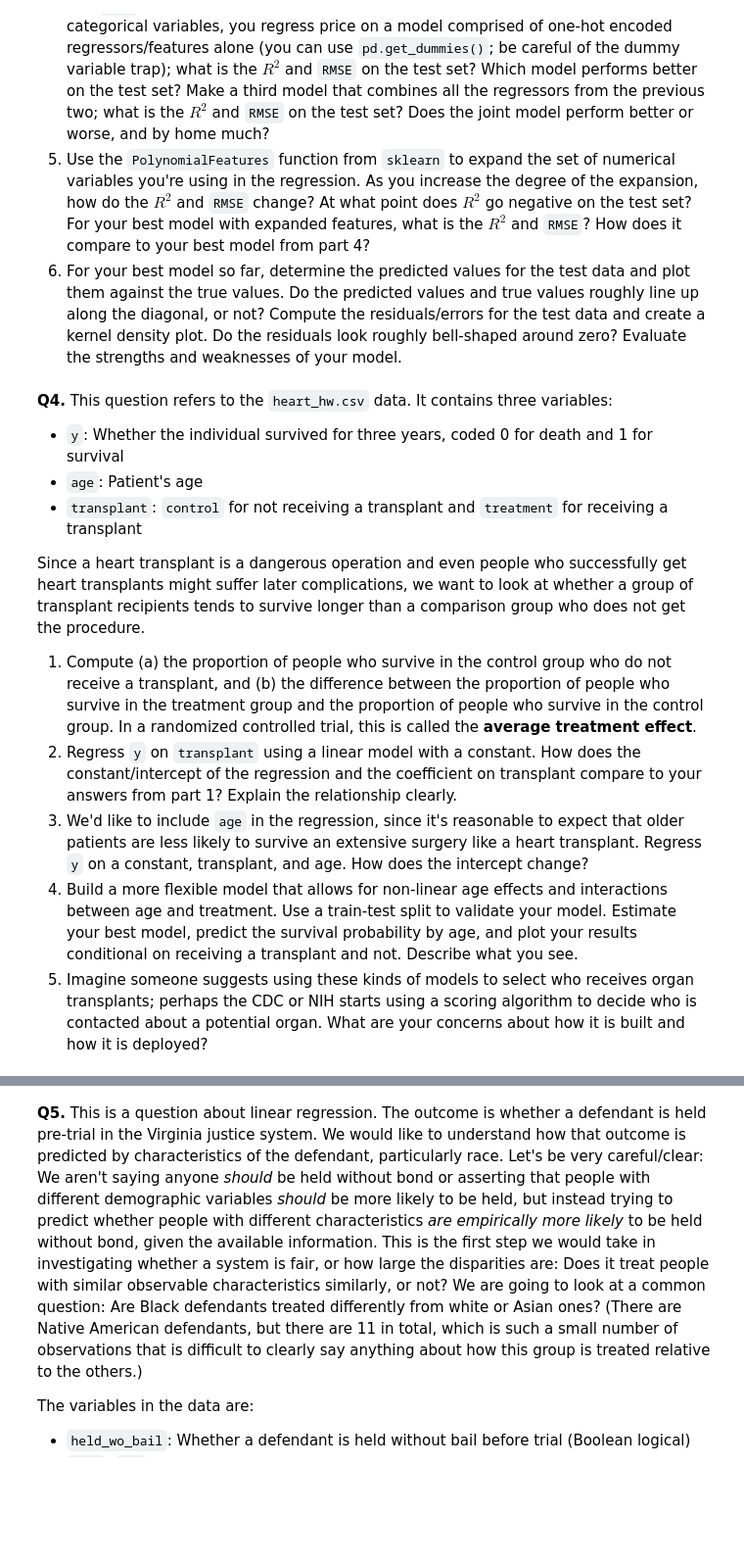
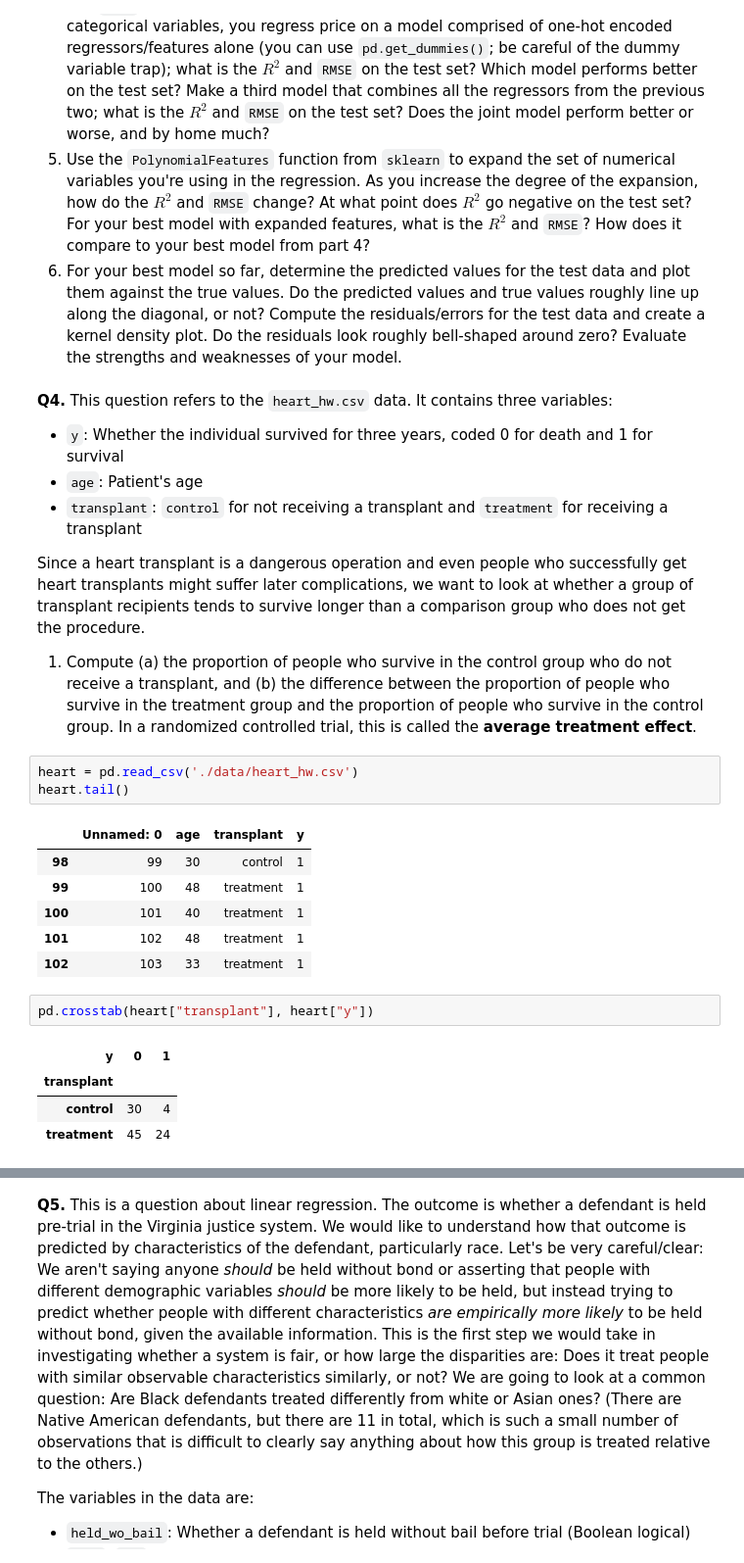
Before and after one commit to nylaup/linearModels, a Jupyter notebook: assignment/assignment.ipynb, the cells around one changed output, grey strips where cells are left out. Shown: that part at 98% size. Cells and saved outputs as stored; diff of their text form; blank space fills up the shorter version.

Commit message:
Started Q4

```diff
--- a/assignment/assignment.ipynb
+++ b/assignment/assignment.ipynb
@@ -127,7 +217,20 @@ R^2: 0.04631389606035197
 Since a heart transplant is a dangerous operation and even people who successfully get heart transplants might suffer later complications, we want to look at whether a group of transplant recipients tends to survive longer than a comparison group who does not get the procedure.
 
 1. Compute (a) the proportion of people who survive in the control group who do not receive a transplant, and (b) the difference between the proportion of people who survive in the treatment group and the proportion of people who survive in the control group. In a randomized controlled trial, this is called the **average treatment effect**.
-2. Regress `y` on `transplant` using a linear model with a constant. How does the constant/intercept of the regression and the coefficient on transplant compare to your answers from part 1? Explain the relationship clearly.
-3. We'd like to include `age` in the regression, since it's reasonable to expect that older patients are less likely to survive an extensive surgery like a heart transplant. Regress `y` on a constant, transplant, and age. How does the intercept change?
-4. Build a more flexible model that allows for non-linear age effects and interactions between age and treatment. Use a train-test split to validate your model. Estimate your best model, predict the survival probability by age, and plot your results conditional on receiving a transplant and not. Describe what you see.
-5. Imagine someone suggests using these kinds of models to select who receives organ transplants; perhaps the CDC or NIH starts using a scoring algorithm to decide who is contacted about a potential organ. What are your concerns about how it is built and how it is deployed?
+# %%
+heart = pd.read_csv('./data/heart_hw.csv')
+heart.tail()
+# %% [output]
+|  | Unnamed: 0 | age | transplant | y |
+| 98 | 99 | 30 | control | 1 |
+| 99 | 100 | 48 | treatment | 1 |
+| 100 | 101 | 40 | treatment | 1 |
+| 101 | 102 | 48 | treatment | 1 |
+| 102 | 103 | 33 | treatment | 1 |
+# %%
+pd.crosstab(heart["transplant"], heart["y"])
+# %% [output]
+| y | 0 | 1 |
+| transplant |  |  |
+| control | 30 | 4 |
+| treatment | 45 | 24 |
```
Also changed, not shown: parts of 8 cells of this notebook.
